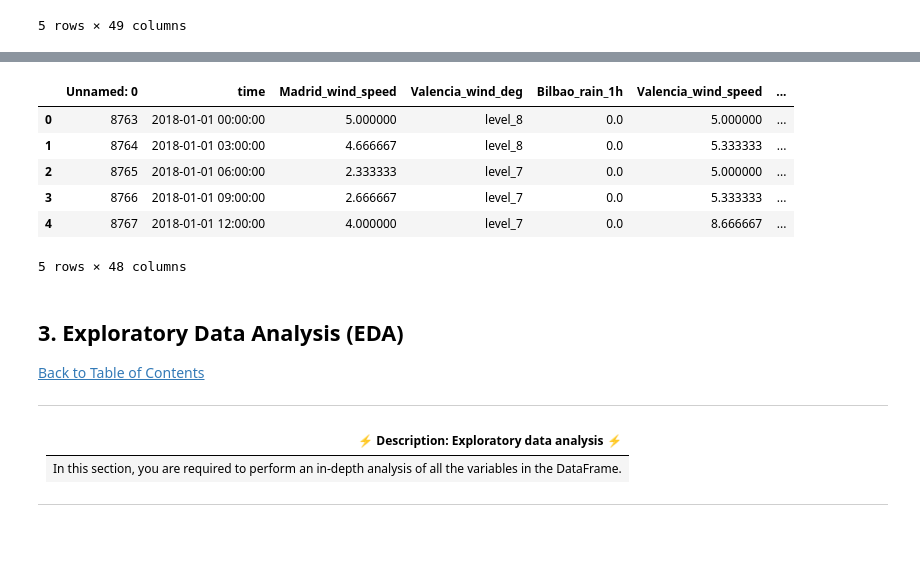
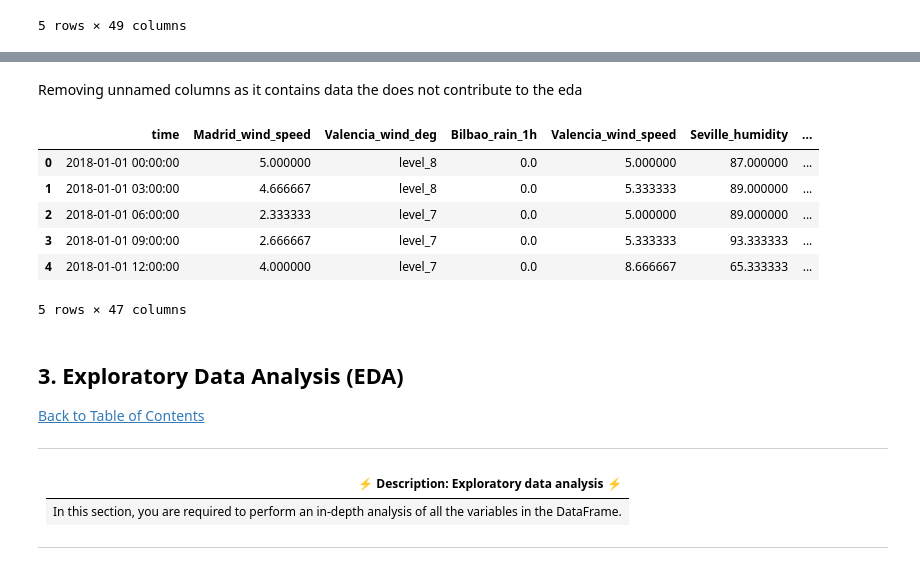
Before and after one commit to Aphiwe94/load-shortfall-regression-predict-api, a Jupyter notebook: starter-notebook.ipynb, the cells around one changed output, grey strips where cells are left out. Drawn from its saved outputs; the diff is of its cells as text; code cells hidden in the pictures; blank space fills up the shorter version.

```diff
--- a/starter-notebook.ipynb
+++ b/starter-notebook.ipynb
@@ -109,13 +130,16 @@ df_train.head()
+# %% [markdown]
+Removing unnamed columns as it contains data the does not contribute to the eda
 # %%
+df_test = df_test.drop("Unnamed: 0", axis =1)
 df_test.head()
 # %% [output]
-|  | Unnamed: 0 | time | Madrid_wind_speed | Valencia_wind_deg | Bilbao_rain_1h | Valencia_wind_speed | ... |
-| 0 | 8763 | 2018-01-01 00:00:00 | 5.000000 | level_8 | 0.0 | 5.000000 | ... |
-| 1 | 8764 | 2018-01-01 03:00:00 | 4.666667 | level_8 | 0.0 | 5.333333 | ... |
-| 2 | 8765 | 2018-01-01 06:00:00 | 2.333333 | level_7 | 0.0 | 5.000000 | ... |
-| 3 | 8766 | 2018-01-01 09:00:00 | 2.666667 | level_7 | 0.0 | 5.333333 | ... |
-| 4 | 8767 | 2018-01-01 12:00:00 | 4.000000 | level_7 | 0.0 | 8.666667 | ... |
+|  | time | Madrid_wind_speed | Valencia_wind_deg | Bilbao_rain_1h | Valencia_wind_speed | Seville_humidity | ... |
+| 0 | 2018-01-01 00:00:00 | 5.000000 | level_8 | 0.0 | 5.000000 | 87.000000 | ... |
+| 1 | 2018-01-01 03:00:00 | 4.666667 | level_8 | 0.0 | 5.333333 | 89.000000 | ... |
+| 2 | 2018-01-01 06:00:00 | 2.333333 | level_7 | 0.0 | 5.000000 | 89.000000 | ... |
+| 3 | 2018-01-01 09:00:00 | 2.666667 | level_7 | 0.0 | 5.333333 | 93.333333 | ... |
+| 4 | 2018-01-01 12:00:00 | 4.000000 | level_7 | 0.0 | 8.666667 | 65.333333 | ... |
-5 rows × 48 columns
+5 rows × 47 columns
 # %% [markdown]
 <a id="three"></a>
 ## 3. Exploratory Data Analysis (EDA)
```
Also changed, not shown: parts of 20 cells of this notebook, 2 other files.
